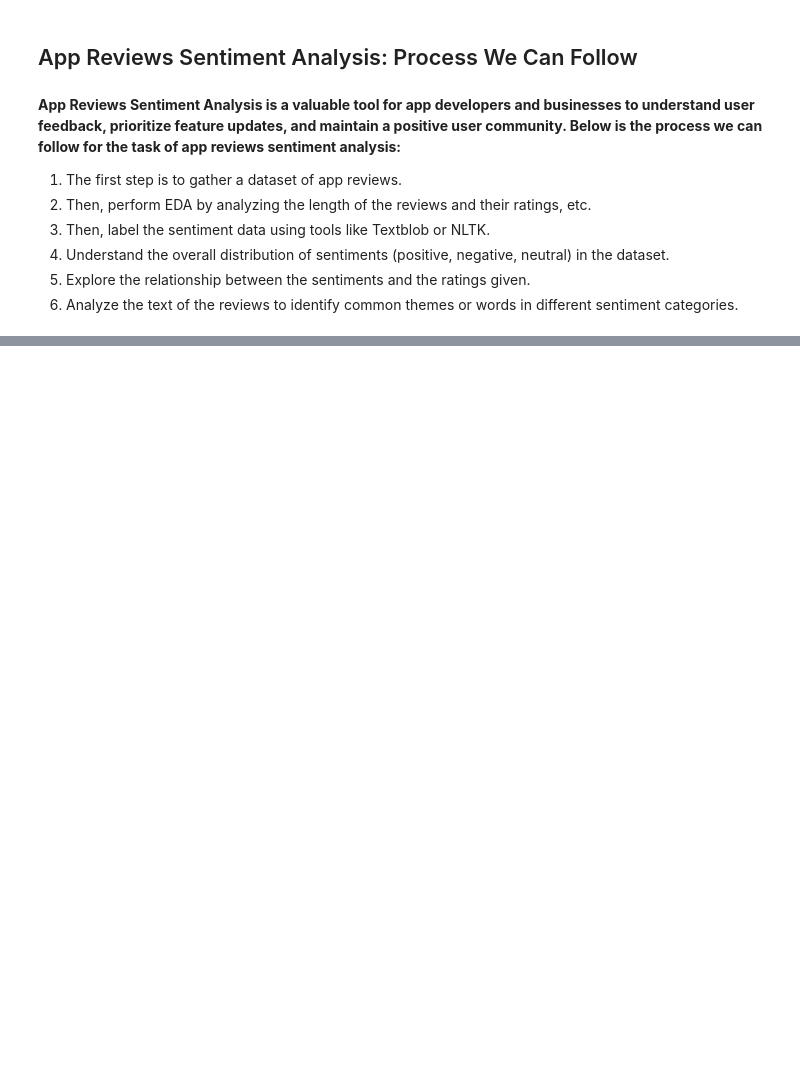
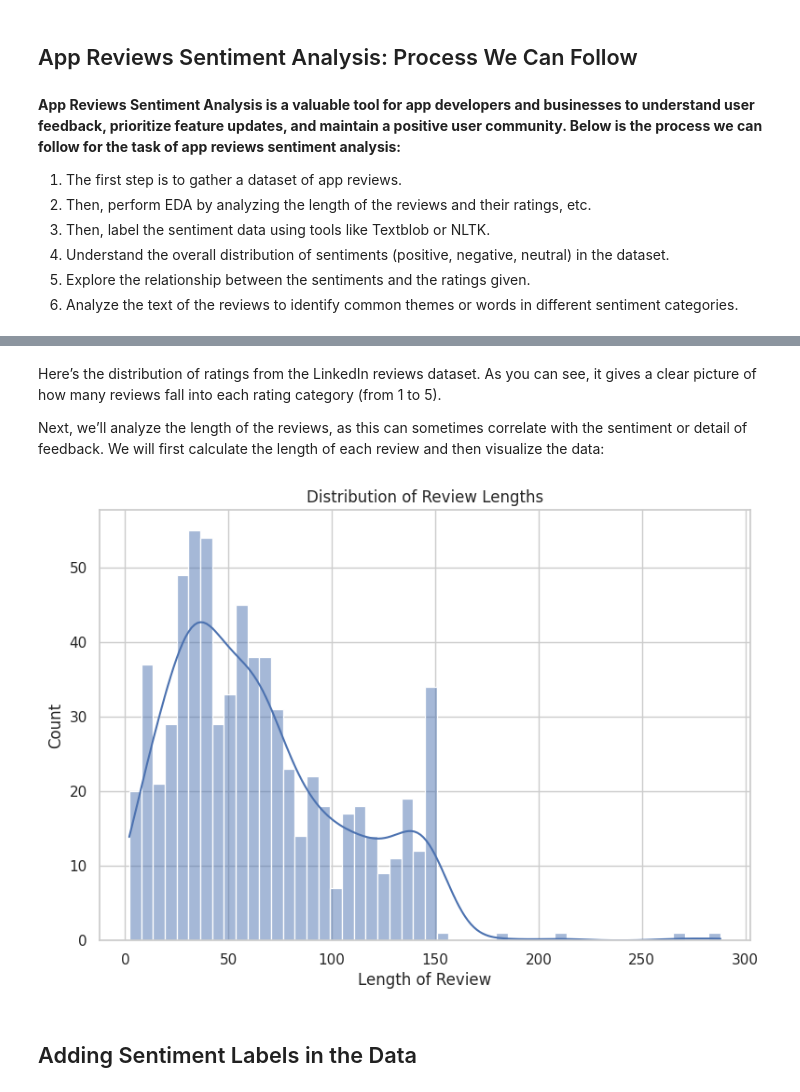
Before and after one commit to iamshanu14/App-Reviews-Sentiment-Analysis, a Jupyter notebook: App Reviews Sentiment Analysis.ipynb, the cells around one changed output, grey strips where cells are left out. Saved outputs shown, nothing was run; the diff lists cells and outputs as text; code cells hidden in the pictures; blank space fills up the shorter version.

```diff
--- a/App Reviews Sentiment Analysis.ipynb
+++ b/App Reviews Sentiment Analysis.ipynb
@@ -19,0 +78,19 @@ Below is the process we can follow for the task of app reviews sentiment analysi
+# %% [markdown]
+Here’s the distribution of ratings from the LinkedIn reviews dataset. As you can see, it gives a clear picture of how many reviews fall into each rating category (from 1 to 5).
+
+Next, we’ll analyze the length of the reviews, as this can sometimes correlate with the sentiment or detail of feedback. We will first calculate the length of each review and then visualize the data:
+# %%
+# Calculating the length of each review
+linkedin_data['Review Length'] = linkedin_data['Review'].apply(len)
+
+# Plotting the distribution of review lengths
+plt.figure(figsize=(9, 6))
+sns.histplot(linkedin_data['Review Length'], bins=50, kde=True)
+plt.title('Distribution of Review Lengths')
+plt.xlabel('Length of Review')
+plt.ylabel('Count')
+plt.show()
+# %% [output]
+[figure, added]
+# %% [markdown]
+## Adding Sentiment Labels in the Data
```
Also changed, not shown: parts of 23 cells of this notebook.
